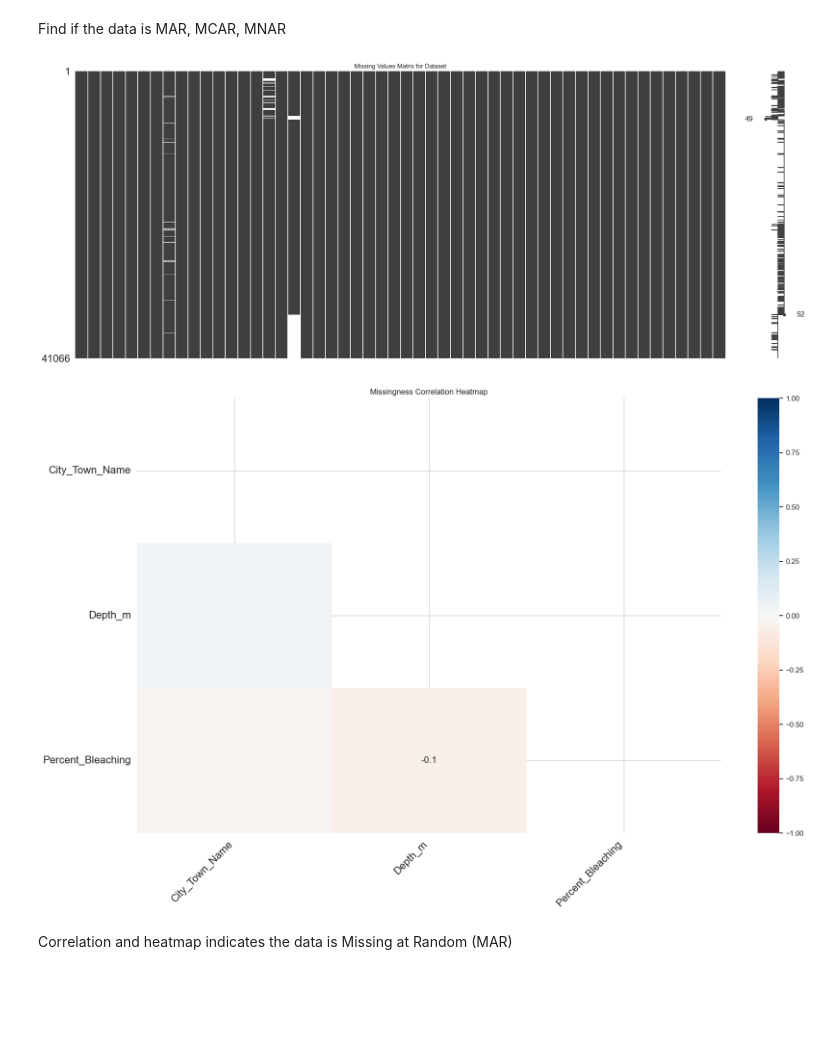
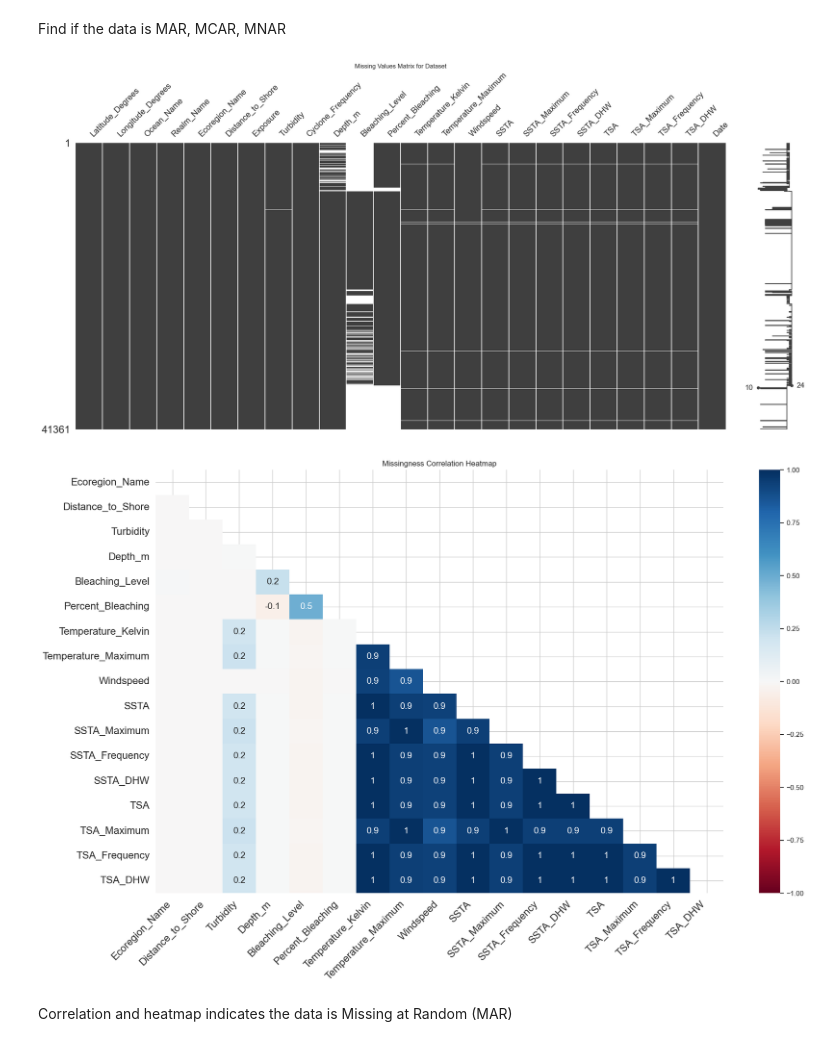
Before and after one commit to xlumzee/Temperature-and-Coral-Bleaching, a Jupyter notebook: notebooks/DataPreprocessing.ipynb, the cells around one changed output. Drawn from its saved outputs; the diff is of its cells as text; code cells hidden in the pictures; blank space fills up the shorter version.

Commit message:
data preprocessing wrapped up

```diff
--- a/notebooks/DataPreprocessing.ipynb
+++ b/notebooks/DataPreprocessing.ipynb
@@ -314,2 +262,0 @@ import missingno as msno
-# %%
-df['Percent_Cover_Missing'] = df['Percent_Cover'].isna()
@@ -376,18 +277,3 @@ Missing Completely at Random (MCAR): The missingness is unrelated to any data, o
 Missing at Random (MAR): The missingness is related to observed data but not the missing data itself.
 
 Missing Not at Random (MNAR): The missingness is related to the missing data itself.
-# %%
-import pandas as pd
-import numpy as np
-
-#Create missingness indicator
-df['Percent_Cover_missing'] = df['Percent_Cover'].isna().astype(int)
-
-# Select numeric columns
-numeric_cols = df.select_dtypes(include=[np.number]).columns.tolist()
-print("Numeric Columns for Correlation:", numeric_cols)
-
-# Compute correlation
-correlation = df[numeric_cols].corr()['Percent_Cover_missing'].sort_values(ascending=False)
-print("\nCorrelation with Percent_Cover_missing:")
-print(correlation)
@@ -447,19 +279,0 @@ plt.show()
-# %%
-from scipy import stats
-
-# Create a boolean indicator for missing Percent_Cover
-df['Percent_Cover_missing'] = df['Percent_Cover'].isna()
-
-# Select numeric features to compare
-numeric_features = df.select_dtypes(include=['float64', 'int64']).columns.tolist()
-numeric_features.remove('Percent_Cover')  # Remove the target column if present
-
-# Iterate through numeric features and perform t-tests
-for feature in numeric_features:
-    group_missing = df[df['Percent_Cover_missing']][feature].dropna()
-    group_not_missing = df[~df['Percent_Cover_missing']][feature].dropna()
-
-    # Perform t-test
-    t_stat, p_val = stats.ttest_ind(group_missing, group_not_missing, equal_var=False)
-
-    print(f"T-test for {feature}: t-statistic = {t_stat:.3f}, p-value = {p_val:.3f}")
@@ -518,3 +279,0 @@ imputed_values = knn_imputer.fit_transform(df[columns_to_impute])
-# %%
-# Update only the imputed column ('Percent_Cover') back in the DataFrame
-df['Percent_Cover'] = imputed_values[:, 0]  # The first column corresponds to 'Percent_Cover'
@@ -593,19 +332,19 @@ Find if the data is MAR, MCAR, MNAR
 # %%
 import missingno as msno
 import matplotlib.pyplot as plt
 
 # Visualize missing values
-msno.matrix(df_filtered)
+msno.matrix(df)
 plt.title("Missing Values Matrix for Dataset")
 plt.show()
 
 # Visualize correlations in missingness
-msno.heatmap(df_filtered)
+msno.heatmap(df)
 plt.title("Missingness Correlation Heatmap")
 plt.show()
 # %% [output]
-[figure, old version]
+[figure, new version]
-[figure, old version]
+[figure, new version]
 # %% [markdown]
 Correlation and heatmap indicates the data is Missing at Random (MAR)
 # %% [markdown]
```
Also changed, not shown: parts of 76 cells of this notebook, 3 other files.
